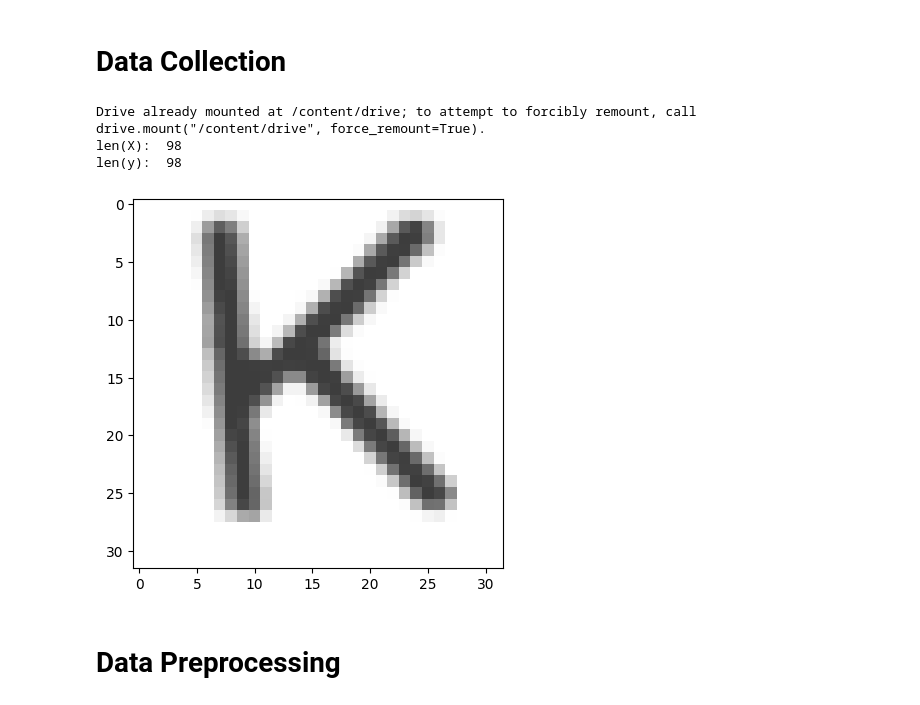
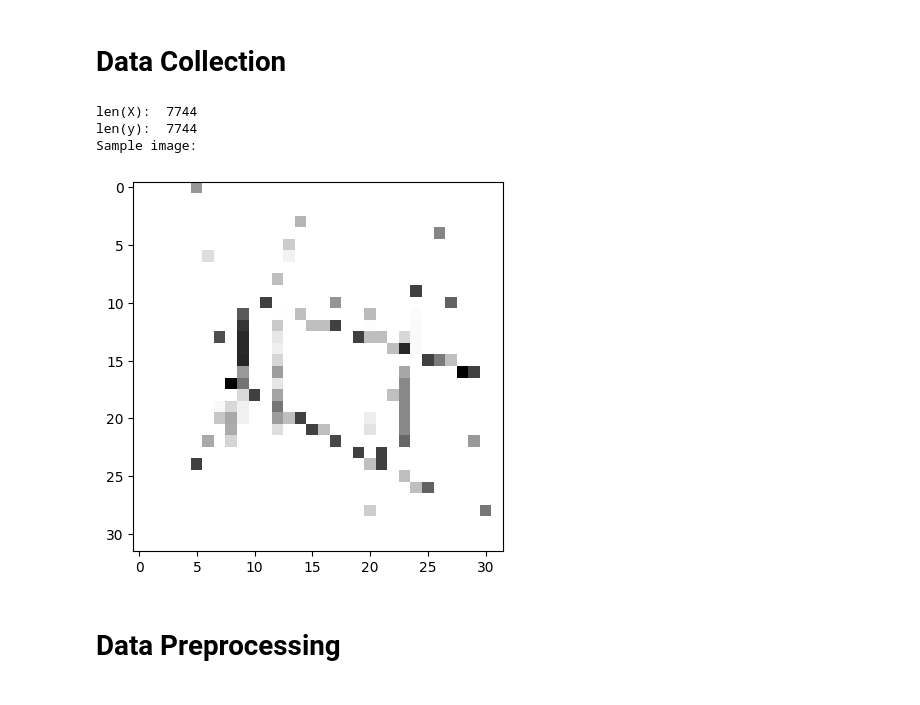
Before and after one commit to mmaimer33/CS4243-MP, a Jupyter notebook: combined.ipynb, the cells around one changed output. Drawn from its saved outputs; the diff is of its cells as text; code cells hidden in the pictures.

Commit message:
basic cleanup of CNN

```diff
--- a/combined.ipynb
+++ b/combined.ipynb
@@ -30,45 +13,50 @@ from sklearn.preprocessing import LabelEncoder
 # %% [markdown]
 # Data Collection
+# %%
+# If Google Colab
+is_colab_used = False
+folder_path = "./data/full-dataset/train/clean"
+if is_colab_used:
+    from google.colab import drive  # type: ignore
+
+    drive.mount("/content/drive")
+    folder_path = "/content/drive/My Drive/CS4243/"
 # %%
-import re
-from google.colab import drive
-import os
-drive.mount('/content/drive')
-
-folder_path = '/content/drive/My Drive/CS4243/'
-
 X = []
-y = []
+Y = []
 
 for filename in os.listdir(folder_path):
-    re_match = re.search(r'(\d+)(?=\.png)', filename)
+    re_match = re.search(r"(\d+)(?=\.png)", filename)
     if not re_match:
-        print(f"Could not read {filename}")
+        print(f"Could not read {filename}, skipping")
+        continue
 
     digit = int(re_match.group(1))
-    if digit != 0:
+    if digit != 0 or not is_colab_used:
         file_path = os.path.join(folder_path, filename)
         image = cv2.imread(file_path, cv2.IMREAD_GRAYSCALE)
 
         if image is not None:
             # Resize the image to 32x32 pixels
             resized_image = cv2.resize(image, (32, 32))
             X.append(resized_image)
-            y.append(filename[digit - 1])
+            Y.append(filename[digit - 1])
         else:
-            print(f"Could not read {filename}")
+            print(f"Could not read {filename} from {file_path}, skipping")
 
-plt.imshow(cv2.cvtColor(X[4], cv2.COLOR_BGR2RGB))
-print('len(X): ', len(X))
-print('len(y): ', len(y))
+print("len(X): ", len(X))
+print("len(y): ", len(Y))
+print("Sample image:")
+rand_idx = np.random.randint(0, len(X))
+plt.imshow(cv2.cvtColor(X[rand_idx], cv2.COLOR_BGR2RGB))
 
 X = np.array(X)
-y = np.array(y)
+Y = np.array(Y)
 # %% [output]
-Drive already mounted at /content/drive; to attempt to forcibly remount, call drive.mount("/content/drive", force_remount=True).
-len(X):  98
-len(y):  98
+len(X):  7744
+len(y):  7744
+Sample image:
-[figure, old version]
+[figure, new version]
 # %% [markdown]
 # Data Preprocessing
 # %%
```
Also changed, not shown: parts of 6 cells of this notebook.
